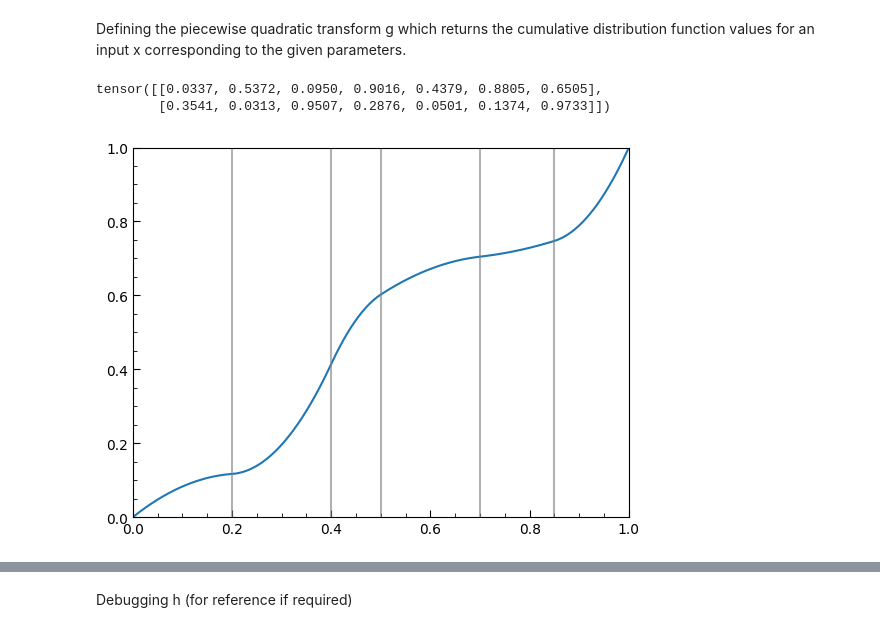
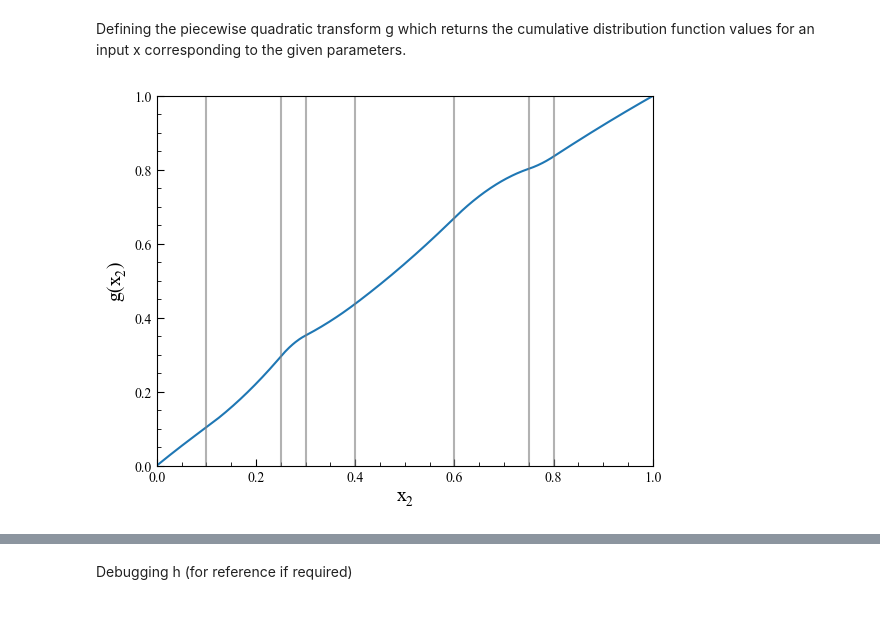
Before and after one commit to alracey/level4-project, a Jupyter notebook: piecewise_quadratic_2d_opt_bins_pytorch.ipynb, the cells around one changed output, grey strips where cells are left out. Cells and saved outputs as stored; diff of their text form; code cells hidden in the pictures.

```diff
--- a/piecewise_quadratic_2d_opt_bins_pytorch.ipynb
+++ b/piecewise_quadratic_2d_opt_bins_pytorch.ipynb
@@ -40,11 +61,9 @@ This section defines the target function f, the piecewise transform g, and the t
 # %%
-def f(x, y):
-  return torch.exp(-7*((x-0.5)**2 + (y-0.5)**2))
-
-def plot_f(N):
+def plot_f(f, N):
   xs, ys = torch.linspace(0, 1, N), torch.linspace(0, 1, N)
   X, Y = torch.meshgrid(xs, ys, indexing='ij')
   Z = f(X, Y)
+  #print(torch.var(Z))
 
   fig, ax = plt.subplots()
 
@@ -66,5 +85,3 @@ def plot_f(N):
 
   plt.show()
   return fig
-
-test = plot_f(1000)
@@ -337,16 +283,11 @@ def plot_g(params, bins, dim, display_bins):
   ax.plot(x_plot[dim].cpu(), g_plot[dim].cpu())
 
   if display_bins == True:
+    for b in bins[dim][1:-1]:
+      ax.axvline(b.item(), color="gray", alpha=0.6)
 
-    bin_plot_edges = bins[dim][1:-1]
-
-
-    #bin_plot_heights = torch_interp(bin_plot_edges, x_plot[dim], g_plot[dim])
-
-    ax.vlines(bin_plot_edges, ymin=0, ymax=1, color="gray", alpha=0.6)
-
-  #ax.set_xlabel(f"$x_{dim+1}$", fontsize=14)
-  #ax.set_ylabel(f"$g(x_{dim+1})$", fontsize=14)
+  ax.set_xlabel(f"$x_{dim+1}$", fontsize=14)
+  ax.set_ylabel(f"$g(x_{dim+1})$", fontsize=14)
 
   ax.set_xlim(0.0, 1.0)
   ax.set_ylim(0.0, 1.0)
@@ -357,12 +298,9 @@ def plot_g(params, bins, dim, display_bins):
 
   plt.show()
 # %%
-test_params = torch.rand(D, 7)
-print(test_params)
-test_bins = torch.tensor([0, 0.2, 0.4, 0.5, 0.7, 0.85, 1]).repeat(D, 1)
+test_params = torch.rand(D, 9)
+test_bins = torch.tensor([0, 0.1, 0.25, 0.3, 0.4, 0.6, 0.75, 0.8, 1]).repeat(D, 1)
 
 plot_g(test_params, test_bins, dim=1, display_bins=True)
 # %% [output]
-tensor([[0.0337, 0.5372, 0.0950, 0.9016, 0.4379, 0.8805, 0.6505],
-        [0.3541, 0.0313, 0.9507, 0.2876, 0.0501, 0.1374, 0.9733]])
-[figure, old version]
+[figure, new version]
```
Also changed, not shown: parts of 14 cells of this notebook.
